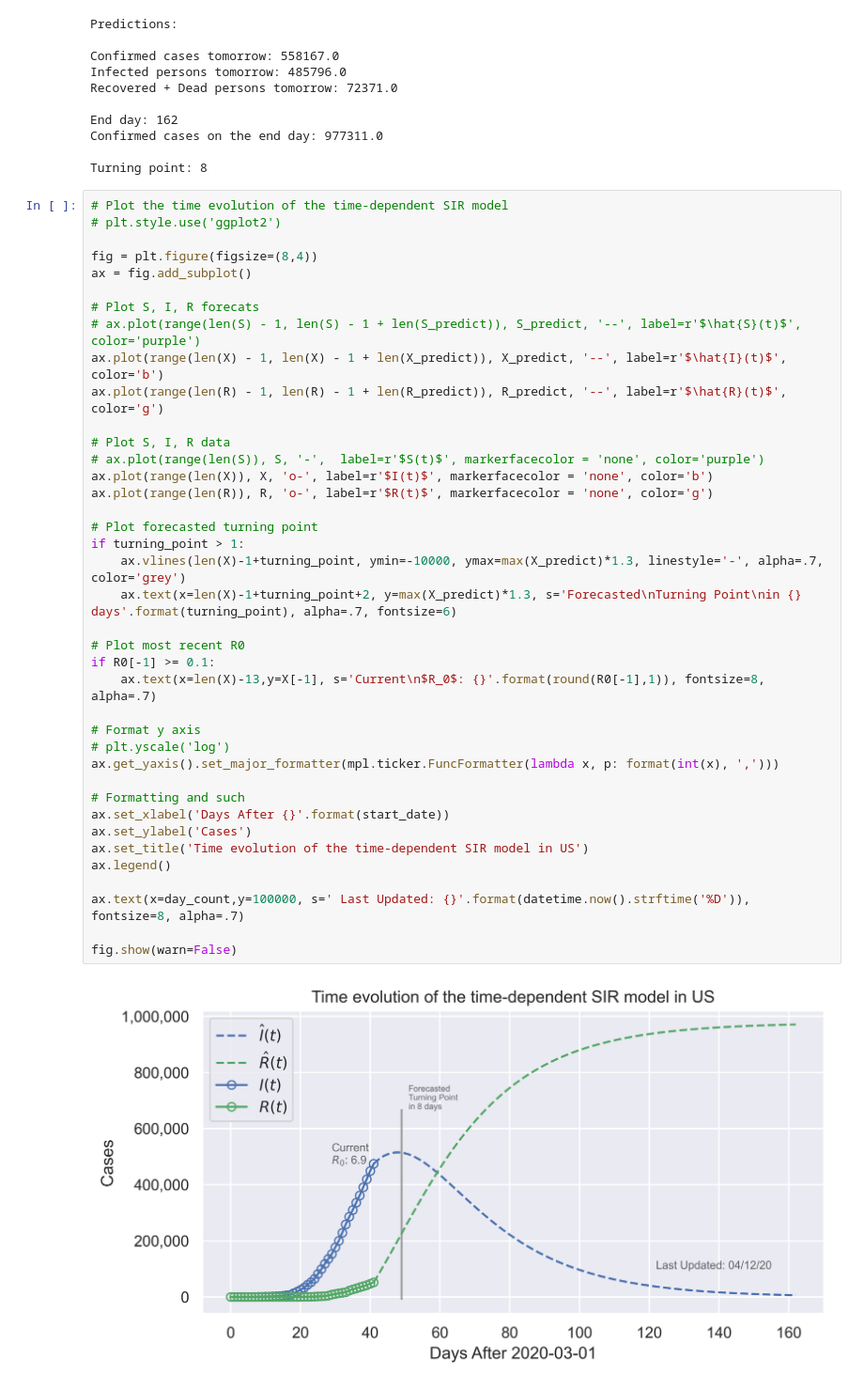
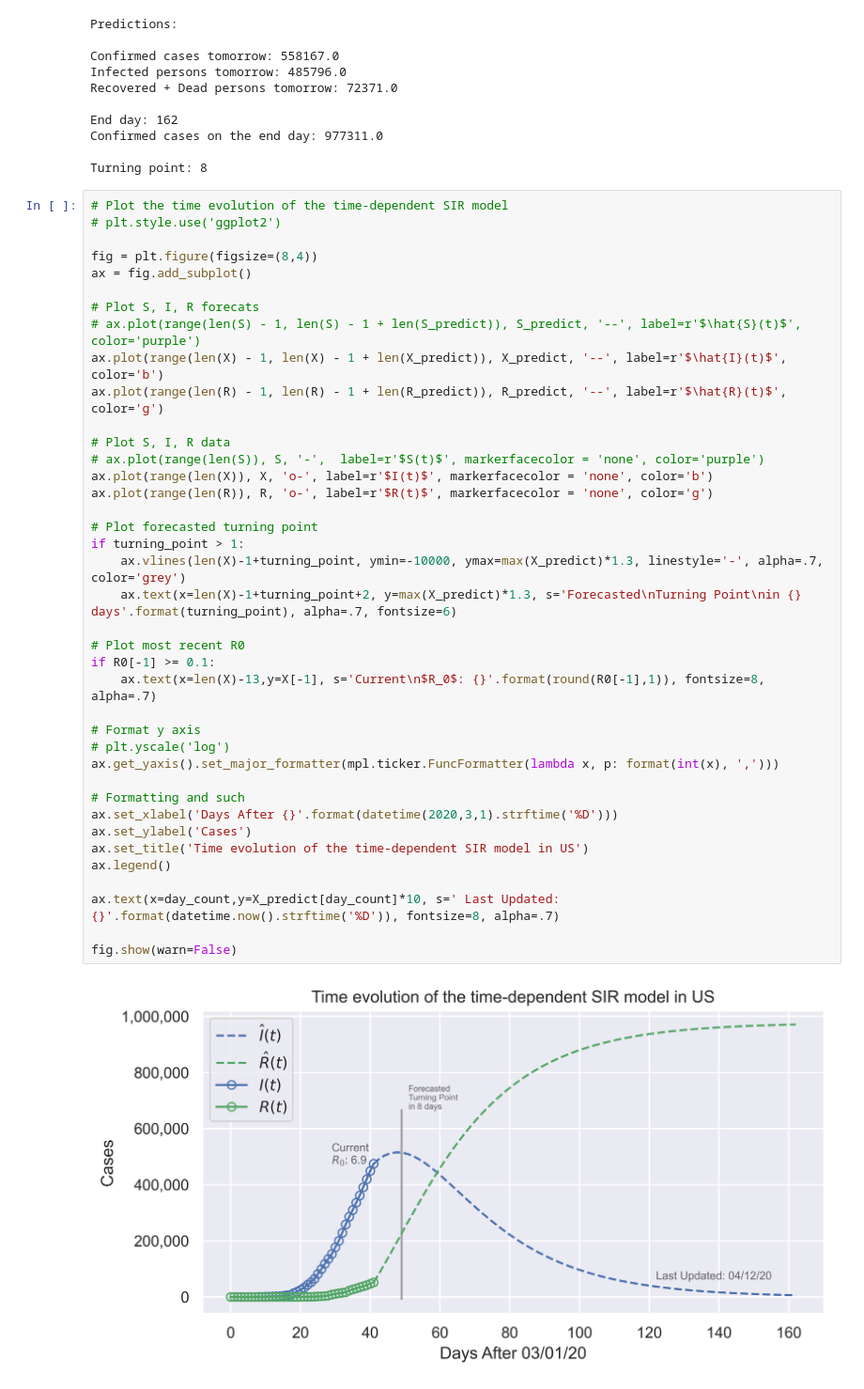
Before and after one commit to ishaandey/covid-19, a Jupyter notebook: SIR_time_dependent_US.ipynb, the cells around one changed output. Shown at 94% size. Saved outputs shown, nothing was run; the diff lists cells and outputs as text.

```diff
--- a/SIR_time_dependent_US.ipynb
+++ b/SIR_time_dependent_US.ipynb
@@ -229,33 +229,33 @@ ax = fig.add_subplot()
 # ax.plot(range(len(S) - 1, len(S) - 1 + len(S_predict)), S_predict, '--', label=r'$\hat{S}(t)$', color='purple')
 ax.plot(range(len(X) - 1, len(X) - 1 + len(X_predict)), X_predict, '--', label=r'$\hat{I}(t)$', color='b')
 ax.plot(range(len(R) - 1, len(R) - 1 + len(R_predict)), R_predict, '--', label=r'$\hat{R}(t)$', color='g')
 
 # Plot S, I, R data
 # ax.plot(range(len(S)), S, '-',  label=r'$S(t)$', markerfacecolor = 'none', color='purple')
 ax.plot(range(len(X)), X, 'o-', label=r'$I(t)$', markerfacecolor = 'none', color='b')
 ax.plot(range(len(R)), R, 'o-', label=r'$R(t)$', markerfacecolor = 'none', color='g')
 
 # Plot forecasted turning point
 if turning_point > 1:
     ax.vlines(len(X)-1+turning_point, ymin=-10000, ymax=max(X_predict)*1.3, linestyle='-', alpha=.7, color='grey')
     ax.text(x=len(X)-1+turning_point+2, y=max(X_predict)*1.3, s='Forecasted\nTurning Point\nin {} days'.format(turning_point), alpha=.7, fontsize=6)
 
 # Plot most recent R0
 if R0[-1] >= 0.1:
     ax.text(x=len(X)-13,y=X[-1], s='Current\n$R_0$: {}'.format(round(R0[-1],1)), fontsize=8, alpha=.7)
 
 # Format y axis
 # plt.yscale('log')
 ax.get_yaxis().set_major_formatter(mpl.ticker.FuncFormatter(lambda x, p: format(int(x), ',')))
 
 # Formatting and such
-ax.set_xlabel('Days After {}'.format(start_date))
+ax.set_xlabel('Days After {}'.format(datetime(2020,3,1).strftime('%D')))
 ax.set_ylabel('Cases')
 ax.set_title('Time evolution of the time-dependent SIR model in US')
 ax.legend()
 
-ax.text(x=day_count,y=100000, s=' Last Updated: {}'.format(datetime.now().strftime('%D')), fontsize=8, alpha=.7)
+ax.text(x=day_count,y=X_predict[day_count]*10, s=' Last Updated: {}'.format(datetime.now().strftime('%D')), fontsize=8, alpha=.7)
 
 fig.show(warn=False)
 # %% [output]
-[figure, old version]
+[figure, new version]
```
Also changed, not shown: parts of 1 cell of this notebook, 1 other file.
